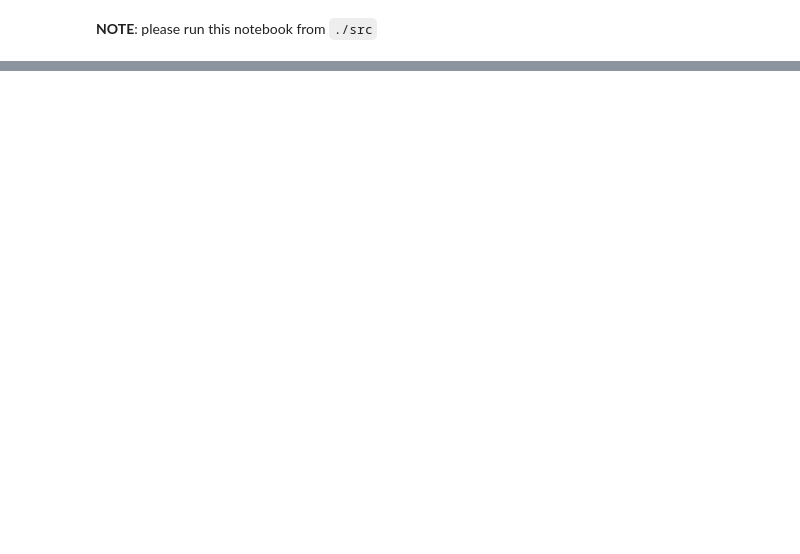
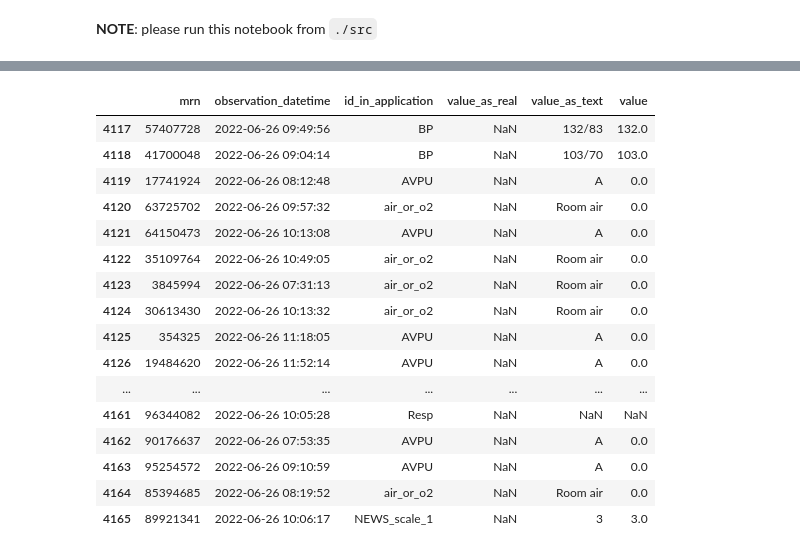
Before and after one commit to HYLODE/HyUi, a Jupyter notebook: src/api/perrt/perrt.ipynb, the cells around one changed output, grey strips where cells are left out. Drawn from its saved outputs; the diff is of its cells as text; code cells hidden in the pictures; blank space fills up the shorter version.

```diff
--- a/src/api/perrt/perrt.ipynb
+++ b/src/api/perrt/perrt.ipynb
@@ -30,0 +136,19 @@ assert len(df["id_in_application"].value_counts()) == 9
+# %%
+def avpu_as_int(df):
+    conditions = [
+        (df['id_in_application'] == 'AVPU') & (df['value_as_text'] == 'A'),
+        (df['id_in_application'] == 'AVPU') & (df['value_as_text'] == 'C'),
+        (df['id_in_application'] == 'AVPU') & (df['value_as_text'] == 'V'),
+        (df['id_in_application'] == 'AVPU') & (df['value_as_text'] == 'P'),
+        (df['id_in_application'] == 'AVPU') & (df['value_as_text'] == 'U'),
+    ]
+    choices = [
+        0,
+        1,
+        2,
+        3,
+        4,
+    ]
+    df['value'] = np.select(conditions, choices,
+        default=df['value'])
+    return df
@@ -30,0 +175,15 @@ assert len(df["id_in_application"].value_counts()) == 9
+# %%
+def bp_as_int(df, bp_label: str = 'BP'):
+    mask = df['id_in_application'] == bp_label
+    df['tmp'] = pd.to_numeric(df[mask]['value_as_text'].str.split('/').str[0], errors='coerce')
+    df['value'] = np.where(mask, df['tmp'], df['value'])
+    df.drop(columns=['tmp'], inplace=True)
+    return df
+# %%
+def news_as_int(df, news_labels: list[str] = ['NEWS_scale_1', 'NEWS_scale_2']):
+    for label in news_labels:
+        mask = df['id_in_application'] == label
+        df['tmp'] = pd.to_numeric(df[mask]['value_as_text'], errors='coerce')
+        df['value'] = np.where(mask, df['tmp'], df['value'])
+        df.drop(columns=['tmp'], inplace=True)
+    return df
@@ -30,0 +226,5 @@ assert len(df["id_in_application"].value_counts()) == 9
+# %%
+dft = news_as_int(dft)
+dft = bp_as_int(dft)
+dft = air_or_o2_as_int(dft)
+dft = avpu_as_int(dft)
@@ -30,0 +247,20 @@ assert len(df["id_in_application"].value_counts()) == 9
+# %%
+dft[-49:]
+# %% [output]
+|  | mrn | observation_datetime | id_in_application | value_as_real | value_as_text | value |
+| 4117 | 57407728 | 2022-06-26 09:49:56 | BP | NaN | 132/83 | 132.0 |
+| 4118 | 41700048 | 2022-06-26 09:04:14 | BP | NaN | 103/70 | 103.0 |
+| 4119 | 17741924 | 2022-06-26 08:12:48 | AVPU | NaN | A | 0.0 |
+| 4120 | 63725702 | 2022-06-26 09:57:32 | air_or_o2 | NaN | Room air | 0.0 |
+| 4121 | 64150473 | 2022-06-26 10:13:08 | AVPU | NaN | A | 0.0 |
+| 4122 | 35109764 | 2022-06-26 10:49:05 | air_or_o2 | NaN | Room air | 0.0 |
+| 4123 | 3845994 | 2022-06-26 07:31:13 | air_or_o2 | NaN | Room air | 0.0 |
+| 4124 | 30613430 | 2022-06-26 10:13:32 | air_or_o2 | NaN | Room air | 0.0 |
+| 4125 | 354325 | 2022-06-26 11:18:05 | AVPU | NaN | A | 0.0 |
+| 4126 | 19484620 | 2022-06-26 11:52:14 | AVPU | NaN | A | 0.0 |
+| ... | ... | ... | ... | ... | ... | ... |
+| 4161 | 96344082 | 2022-06-26 10:05:28 | Resp | NaN | NaN | NaN |
+| 4162 | 90176637 | 2022-06-26 07:53:35 | AVPU | NaN | A | 0.0 |
+| 4163 | 95254572 | 2022-06-26 09:10:59 | AVPU | NaN | A | 0.0 |
+| 4164 | 85394685 | 2022-06-26 08:19:52 | air_or_o2 | NaN | Room air | 0.0 |
+| 4165 | 89921341 | 2022-06-26 10:06:17 | NEWS_scale_1 | NaN | 3 | 3.0 |
```
Also changed, not shown: parts of 24 cells of this notebook, 1 other file.
